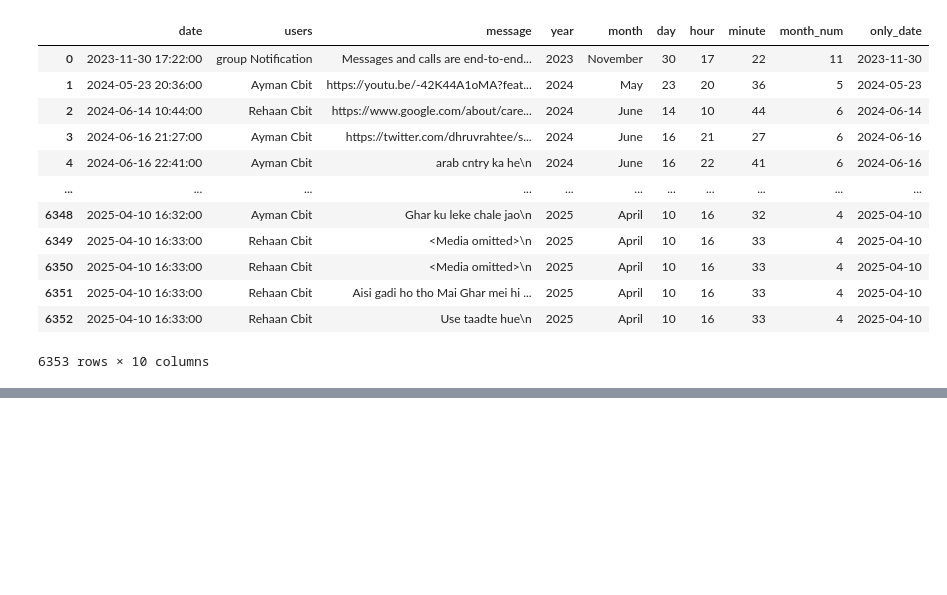
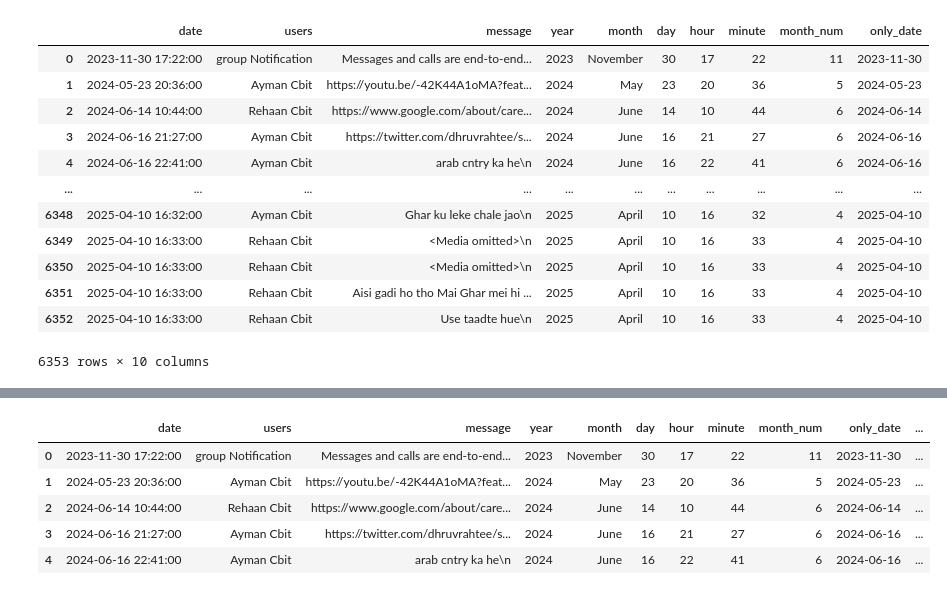
Before and after one commit to mrranger939/whatsappChatAnalyzer, a Jupyter notebook: wtpChatAnalysis.ipynb, the cells around one changed output, grey strips where cells are left out. Cells and saved outputs as stored; diff of their text form; code cells hidden in the pictures; blank space fills up the shorter version.

```diff
--- a/wtpChatAnalysis.ipynb
+++ b/wtpChatAnalysis.ipynb
@@ -392,0 +434,9 @@ df
+# %%
+df.head()
+# %% [output]
+|  | date | users | message | year | month | day | hour | minute | month_num | only_date | ... |
+| 0 | 2023-11-30 17:22:00 | group Notification | Messages and calls are end-to-end... | 2023 | November | 30 | 17 | 22 | 11 | 2023-11-30 | ... |
+| 1 | 2024-05-23 20:36:00 | Ayman Cbit | https://youtu.be/-42K44A1oMA?feat... | 2024 | May | 23 | 20 | 36 | 5 | 2024-05-23 | ... |
+| 2 | 2024-06-14 10:44:00 | Rehaan Cbit | https://www.google.com/about/care... | 2024 | June | 14 | 10 | 44 | 6 | 2024-06-14 | ... |
+| 3 | 2024-06-16 21:27:00 | Ayman Cbit | https://twitter.com/dhruvrahtee/s... | 2024 | June | 16 | 21 | 27 | 6 | 2024-06-16 | ... |
+| 4 | 2024-06-16 22:41:00 | Ayman Cbit | arab cntry ka he\n | 2024 | June | 16 | 22 | 41 | 6 | 2024-06-16 | ... |
```
Also changed, not shown: parts of 9 cells of this notebook, 6 other files.
